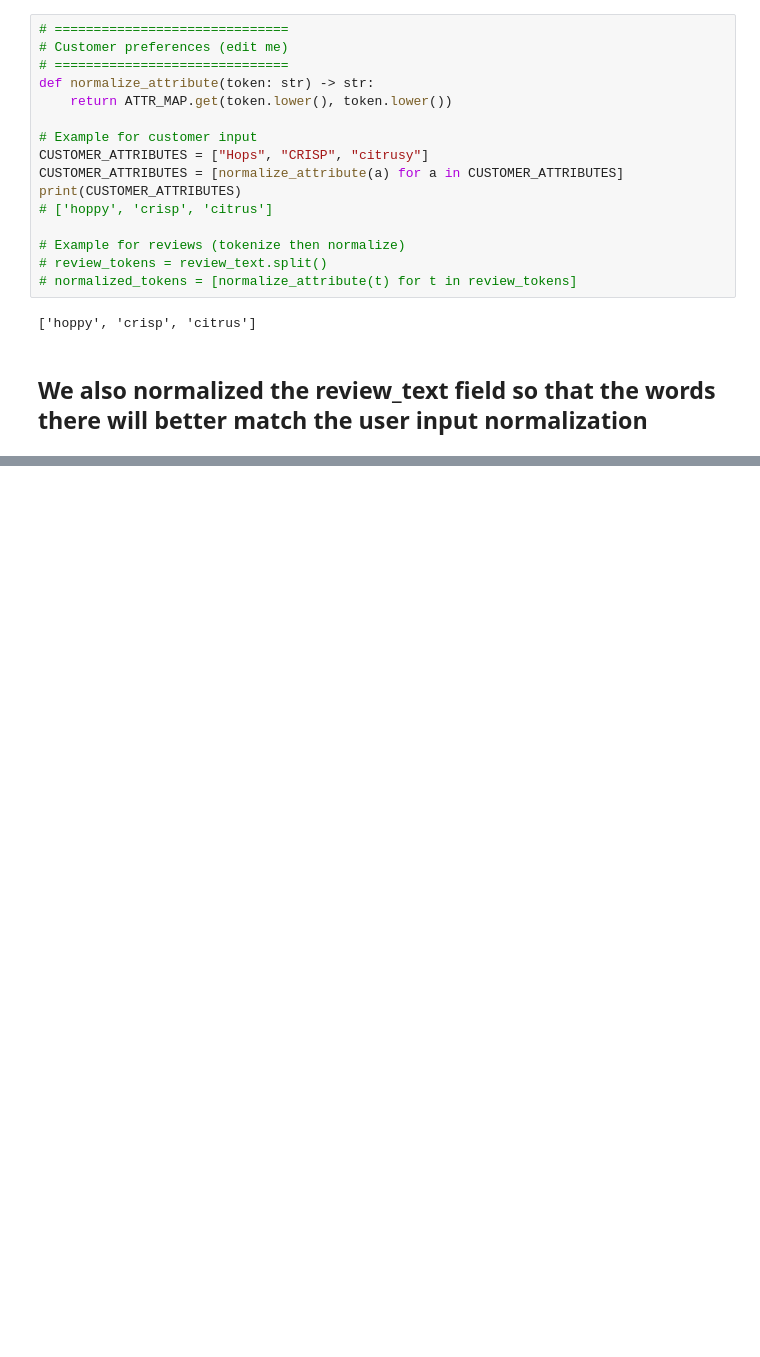
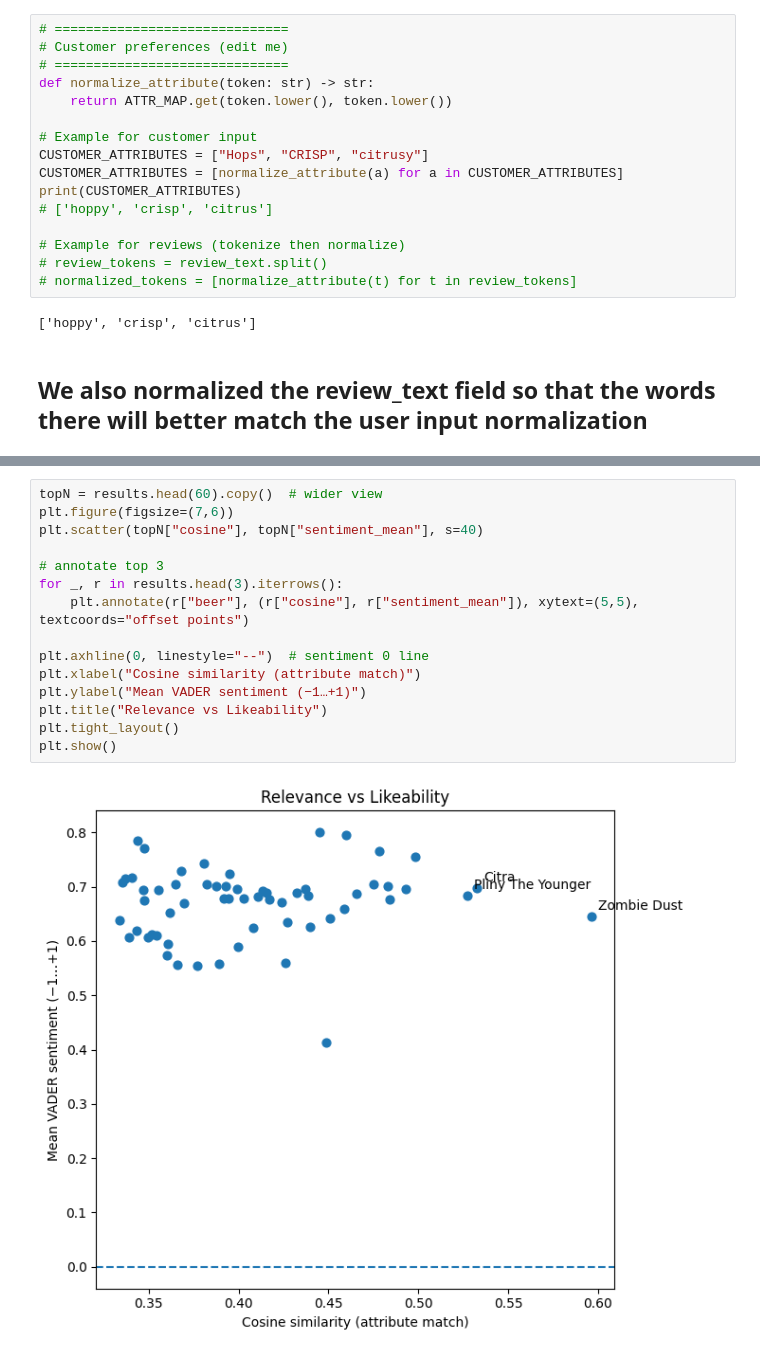
Before and after one commit to AHMerrill/unstructured-data-2, a Jupyter notebook: Task_B.ipynb, the cells around one changed output, grey strips where cells are left out. Cells and saved outputs as stored; diff of their text form; blank space fills up the shorter version.

```diff
--- a/Task_B.ipynb
+++ b/Task_B.ipynb
@@ -262,0 +353,17 @@ Index(['beer', 'brewery', 'style', 'style_id', 'average_user_rating',
+# %%
+topN = results.head(60).copy()  # wider view
+plt.figure(figsize=(7,6))
+plt.scatter(topN["cosine"], topN["sentiment_mean"], s=40)
+
+# annotate top 3
+for _, r in results.head(3).iterrows():
+    plt.annotate(r["beer"], (r["cosine"], r["sentiment_mean"]), xytext=(5,5), textcoords="offset points")
+
+plt.axhline(0, linestyle="--")  # sentiment 0 line
+plt.xlabel("Cosine similarity (attribute match)")
+plt.ylabel("Mean VADER sentiment (−1…+1)")
+plt.title("Relevance vs Likeability")
+plt.tight_layout()
+plt.show()
+# %% [output]
+[figure, added]
```
Also changed, not shown: parts of 7 cells of this notebook.
